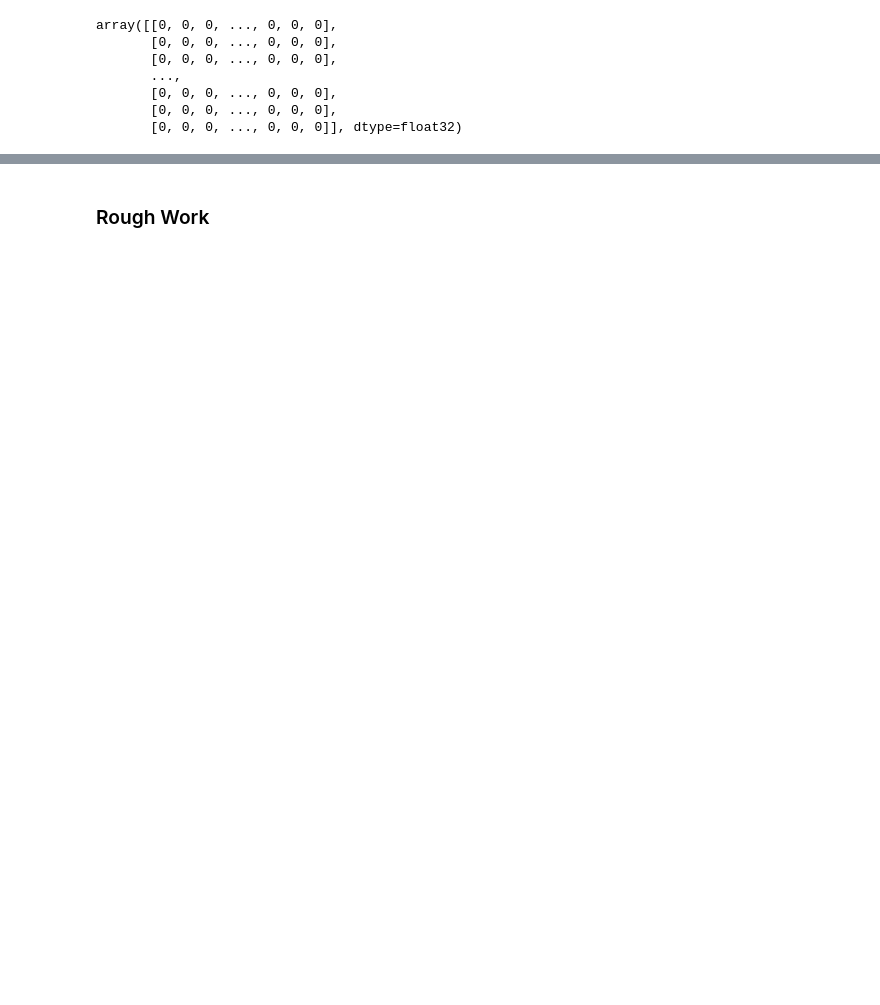
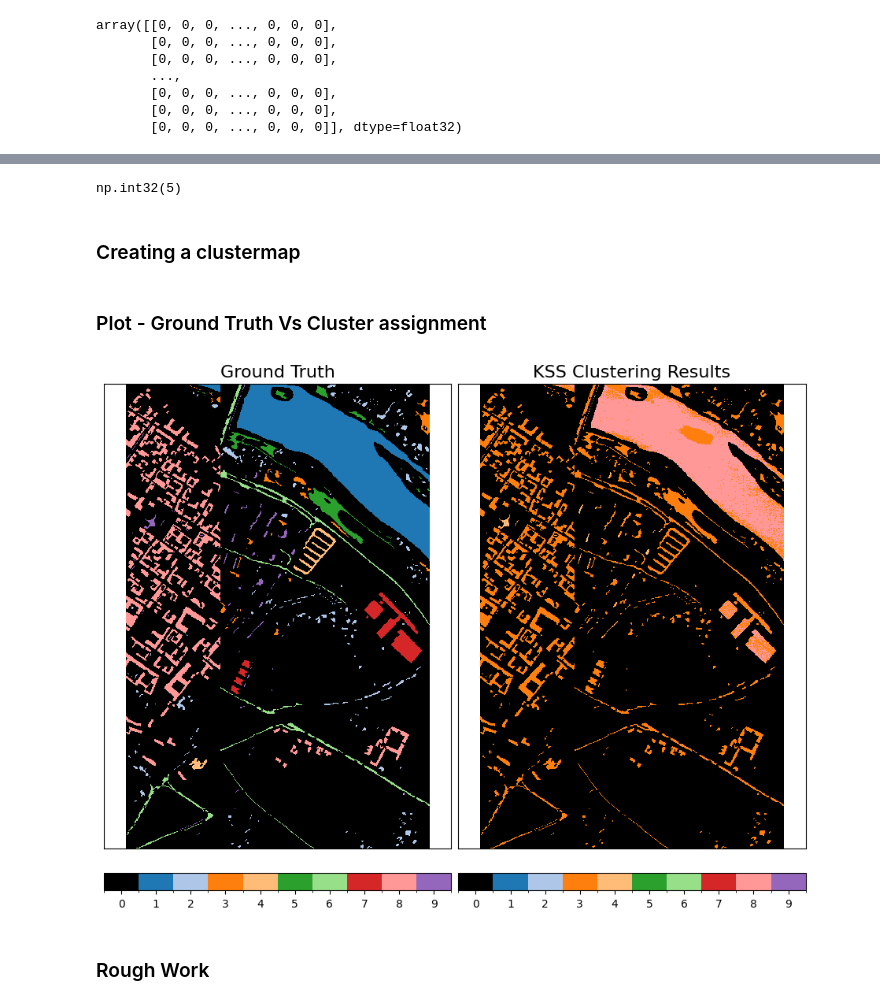
Before and after one commit to Cristy210/HSI-Remote_Sensing, a Jupyter notebook: Data_Loading MLX.ipynb, the cells around one changed output, grey strips where cells are left out. Saved outputs shown, nothing was run; the diff lists cells and outputs as text; code cells hidden in the pictures; blank space fills up the shorter version.

```diff
--- a/Data_Loading MLX.ipynb
+++ b/Data_Loading MLX.ipynb
@@ -229,11 +212,11 @@ def batch_KSS(X, d, *, niters=100, nruns=10):
         total_cost = 0.0
         for i in range(N):
             cluster_idx = int(c_mx[i].item())
-            cost = mx.sum(mx.matmul(U[cluster_idx].T, X[:, i], stream=mx.gpu)**2, axis=0)
+            cost = mx.sum(mx.matmul(U[cluster_idx - 1].T, X[:, i], stream=mx.gpu)**2, axis=0)
             total_cost += float(cost.item())
 
         runs[idx] = (U, c_mx, total_cost)
 
     return runs
 # %%
-KSS_Runs = batch_KSS(filtered_pixels.T, [2, 2, 3, 2, 3, 2], nruns=10)
+KSS_Runs = batch_KSS(filtered_pixels.T, [2, 2, 3, 2, 3, 2, 2, 2, 3], nruns=10)
@@ -269,2 +253,48 @@ Cluster 6: [   137    139    255 ... 148147 148150 148151]
+# %%
+c_np[324]
+# %% [output]
+np.int32(5)
+# %% [markdown]
+### Creating a clustermap
+# %%
+label_px = gt_data > 0 # Returns a boolean map with background pixels stored as False
+
+clustermap = np.zeros_like(gt_data, dtype=np.int32) # Create a zero filled 2D array size of gt_data
+
+clustermap[label_px] = c_np # Fills the foreground pixels
+# %% [markdown]
+### Plot - Ground Truth Vs Cluster assignment
+# %%
+def plot_gt_vs_clusters(gt_data, clustermap, title_left="Ground Truth", title_right="KSS Clustering Results"):
+    gt_max = int(np.max(gt_data))
+    km_max = int(np.max(clustermap))
+    n_classes = max(gt_max, km_max)
+
+    # color 0 = background (black); then categorical colors for 1..n_classes
+    base = plt.cm.tab20.colors  # plenty of distinct colors
+    palette = ['black'] + [base[i % len(base)] for i in range(n_classes)]
+    cmap = ListedColormap(palette)
+    norm = BoundaryNorm(np.arange(n_classes + 2) - 0.5, cmap.N)  # hard bins at integers
+
+    fig, axes = plt.subplots(1, 2, figsize=(9, 7), constrained_layout=True)
+
+    im0 = axes[0].imshow(gt_data, cmap=cmap, norm=norm, interpolation='nearest')
+    axes[0].set_title(title_left, fontsize=16)
+    axes[0].axis('equal'); axes[0].set_xticks([]); axes[0].set_yticks([])
+
+    im1 = axes[1].imshow(clustermap, cmap=cmap, norm=norm, interpolation='nearest')
+    axes[1].set_title(title_right, fontsize=16)
+    axes[1].axis('equal'); axes[1].set_xticks([]); axes[1].set_yticks([])
+
+    # one colorbar per panel with integer ticks (0..n_classes)
+    ticks = np.arange(0, n_classes + 1, 1)
+    cbar0 = fig.colorbar(im0, ax=axes[0], ticks=ticks, orientation='horizontal', fraction=0.046, pad=0.05)
+    cbar1 = fig.colorbar(im1, ax=axes[1], ticks=ticks, orientation='horizontal', fraction=0.046, pad=0.05)
+
+    plt.show()
+# %%
+plot_gt_vs_clusters(gt_data, clustermap)
+# %% [output]
+[figure, added]
 # %% [markdown]
 ### Rough Work
```
Also changed, not shown: parts of 23 cells of this notebook, 5 other files.
